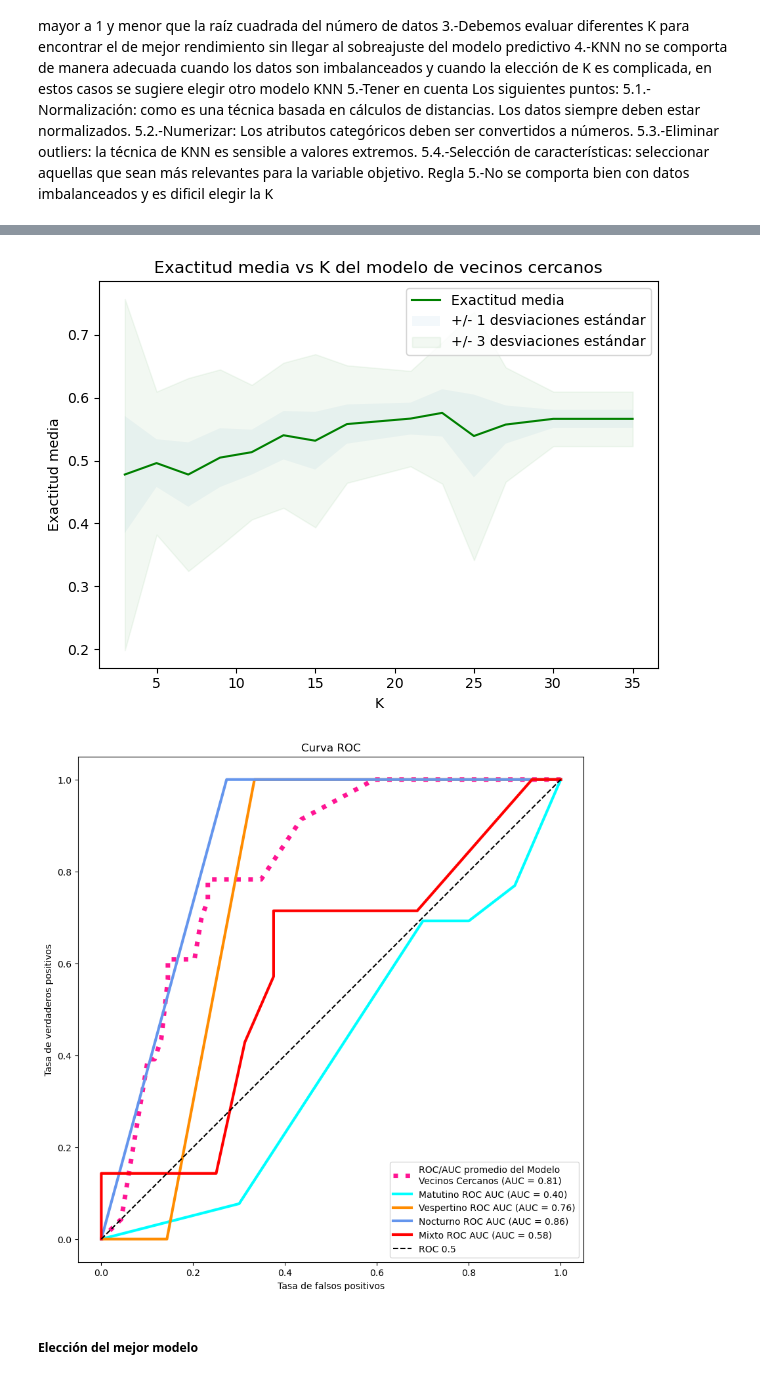
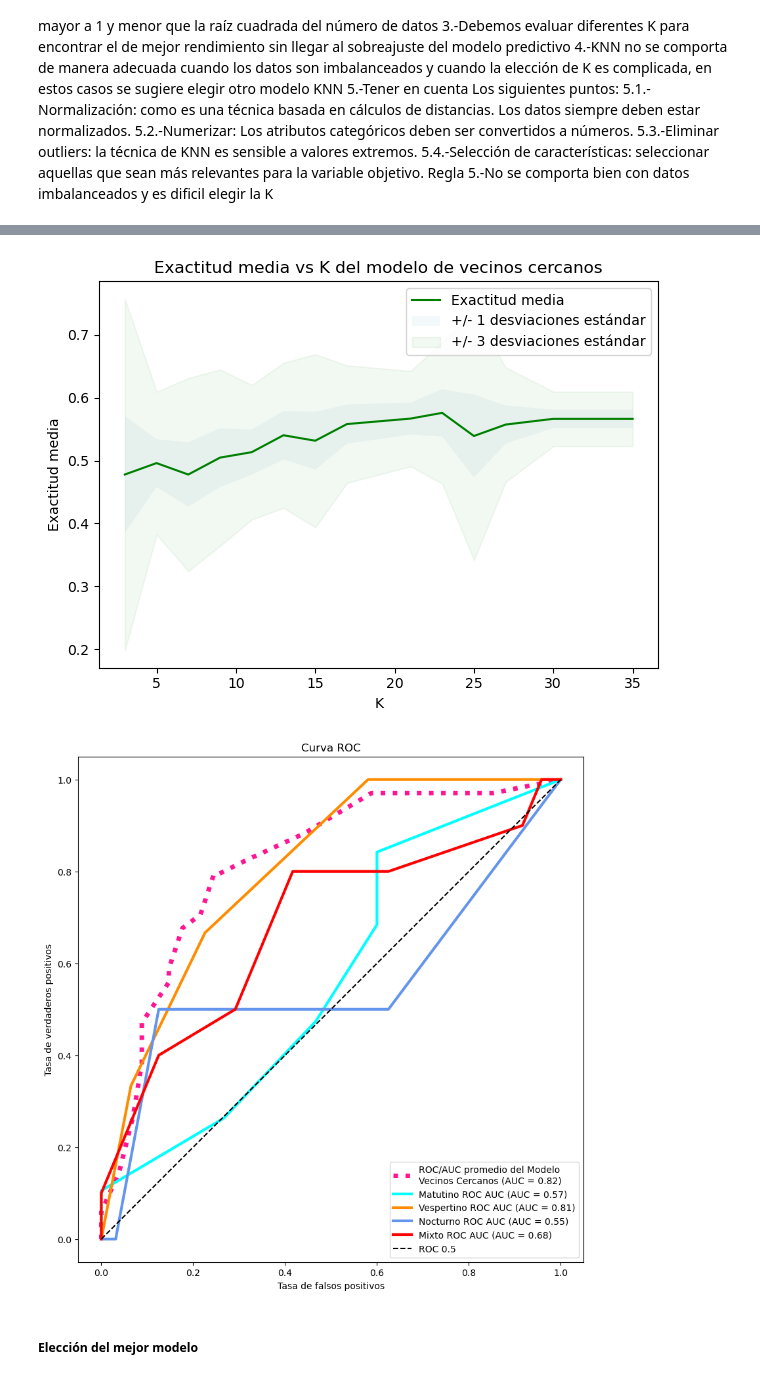
Before and after one commit to paco-da/utilidad_clinica_ml, a Jupyter notebook: metodos_predictivos.ipynb, the cells around one changed output, grey strips where cells are left out. Saved outputs shown, nothing was run; the diff lists cells and outputs as text; code cells hidden in the pictures.

```diff
--- a/metodos_predictivos.ipynb
+++ b/metodos_predictivos.ipynb
@@ -329,7 +329,7 @@ desviacion_estandar_exactitud_arbol = []
 
 for depth in depths:
     X_entrenamiento, X_prueba, y_entrenamiento, y_prueba = train_test_split(
-       X, y, test_size = 0.2, stratify = y)
+       X, y, test_size = 0.3, stratify = y)
     arbolu = DecisionTreeClassifier(max_depth = depth)
     arbolu.fit(X_entrenamiento, y_entrenamiento)
     y_prediccion = arbolu.predict(X_prueba)
@@ -344,7 +344,7 @@ exactitud_arreglo = []
 
 for arreglo in arreglo_aleatorio:
        X_entrenamiento, X_prueba, y_entrenamiento, y_prueba = train_test_split(
-              X, y, test_size = 0.2,
+              X, y, test_size = 0.3,
               random_state = arreglo, stratify = y)
        arbolu = DecisionTreeClassifier(max_depth = profundidad_optima_arbolu)
        arbolu.fit(X_entrenamiento, y_entrenamiento)
@@ -360,7 +360,7 @@ arreglo_aleatorio_optimo_arbolu = arreglo_aleatorio[np.argmax(exactitud_arreglo)
 # Usamos la profundidad óptima y el arreglo aleatorio óptimo
 # para entrenar el modelo 'arbolu'
 X_entrenamiento, X_prueba, y_entrenamiento, y_prueba = train_test_split(
-       X, y, test_size = 0.2,
+       X, y, test_size = 0.3,
        random_state =  arreglo_aleatorio_optimo_arbolu, stratify = y)
 arbolu = DecisionTreeClassifier(max_depth = profundidad_optima_arbolu)
 arbolu.fit(X_entrenamiento, y_entrenamiento)
@@ -583,7 +583,7 @@ desviacion_estandar_exactitud_estimadores = []
 
 for estimator in estimadores:
     X_entrenamiento, X_prueba, y_entrenamiento, y_prueba = train_test_split(
-       X, y, test_size = 0.2, stratify = y)
+       X, y, test_size = 0.3, stratify = y)
     bosqueu = RandomForestClassifier(n_estimators = estimator)
     bosqueu.fit(X_entrenamiento, y_entrenamiento)
     y_prediccion = bosqueu.predict(X_prueba)
@@ -598,7 +598,7 @@ exactitud_arreglo = []
 
 for arreglo in arreglo_aleatorio:
     X_entrenamiento, X_prueba, y_entrenamiento, y_prueba = train_test_split(
-        X, y, test_size = 0.2, random_state=arreglo, stratify = y)
+        X, y, test_size = 0.3, random_state=arreglo, stratify = y)
     bosqueu = RandomForestClassifier(n_estimators = estimador_optimo_u)
     bosqueu.fit(X_entrenamiento, y_entrenamiento)
     score = cross_val_score(bosqueu, X, y, cv = 5, scoring = 'accuracy')
@@ -612,7 +612,7 @@ arreglo_aleatorio_optimo_bosqueu = arreglo_aleatorio[np.argmax(exactitud_arreglo
 
 # Usamos el estimador óptimo y el arreglo aleatorio óptimo para entrenar el modelo 'bosqueu'
 X_entrenamiento, X_prueba, y_entrenamiento, y_prueba = train_test_split(
-    X, y, test_size = 0.2, random_state = arreglo_aleatorio_optimo_bosqueu, stratify = y)
+    X, y, test_size = 0.3, random_state = arreglo_aleatorio_optimo_bosqueu, stratify = y)
 bosqueu = RandomForestClassifier(n_estimators = estimador_optimo_u)
 bosqueu.fit(X_entrenamiento, y_entrenamiento)
 y_prediccion = bosqueu.predict(X_prueba)
@@ -824,7 +824,7 @@ desviacion_estandar_exactitud_k = []
 
 for k in valores_k:
     X_entrenamiento, X_prueba, y_entrenamiento, y_prueba = train_test_split(
-       X, y, test_size = 0.2, stratify = y)
+       X, y, test_size = 0.3, stratify = y)
     knnu = KNeighborsClassifier(n_neighbors = k)
     knnu.fit(X_entrenamiento, y_entrenamiento)
     y_prediccion = knnu.predict(X_prueba)
@@ -839,7 +839,7 @@ exactitud_arreglo = []
 
 for arreglo in arreglo_aleatorio:
     X_entrenamiento, X_prueba, y_entrenamiento, y_prueba = train_test_split(
-        X, y, test_size = 0.2, random_state=arreglo, stratify = y)
+        X, y, test_size = 0.3, random_state=arreglo, stratify = y)
     knnu = KNeighborsClassifier(n_neighbors = k_optimo)
     knnu.fit(X_entrenamiento, y_entrenamiento)
     score = cross_val_score(knnu, X, y, cv = 5, scoring = 'accuracy')
@@ -853,7 +853,7 @@ arreglo_aleatorio_optimo_knnu = arreglo_aleatorio[np.argmax(exactitud_arreglo)]
 
 # Usamos el k óptimo y el arreglo aleatorio óptimo para entrenar el modelo 'knnu'
 X_entrenamiento, X_prueba, y_entrenamiento, y_prueba = train_test_split(
-    X, y, test_size = 0.2, random_state = arreglo_aleatorio_optimo_knnu, stratify = y)
+    X, y, test_size = 0.3, random_state = arreglo_aleatorio_optimo_knnu, stratify = y)
 knnu = KNeighborsClassifier(n_neighbors = k_optimo)
 knnu.fit(X_entrenamiento, y_entrenamiento)
 y_prediccion = knnu.predict(X_prueba)
@@ -1031,5 +1031,5 @@ Desviación estándar de la exactitud del modelo de vecinos cercanos: 0.0
 [figure]
-[figure, old version]
+[figure, new version]
 # %%
 resultados_knnu = pd.DataFrame({
     'K óptimo knnu': [k_optimo],
```
Also changed, not shown: parts of 21 cells of this notebook, 2 other files.
